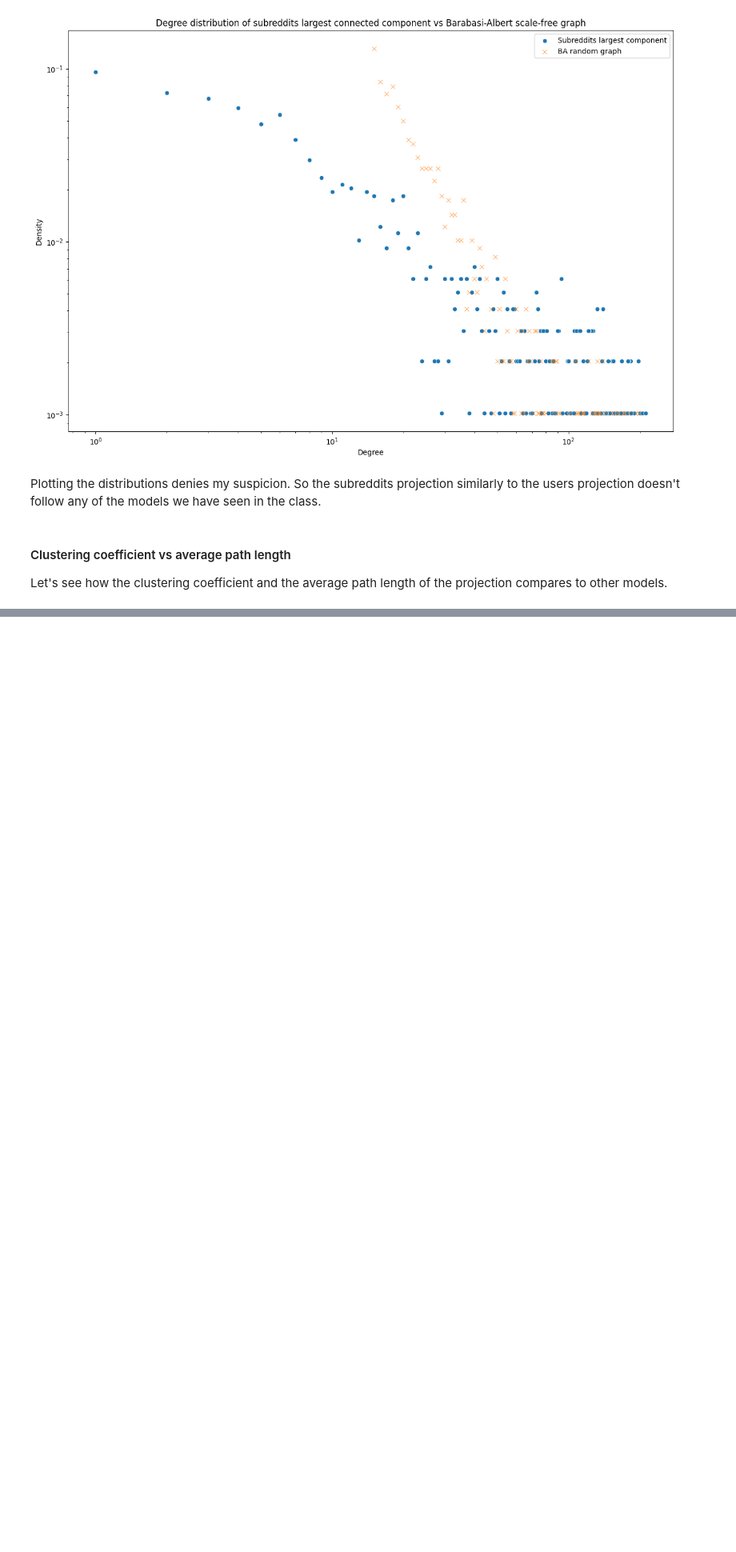
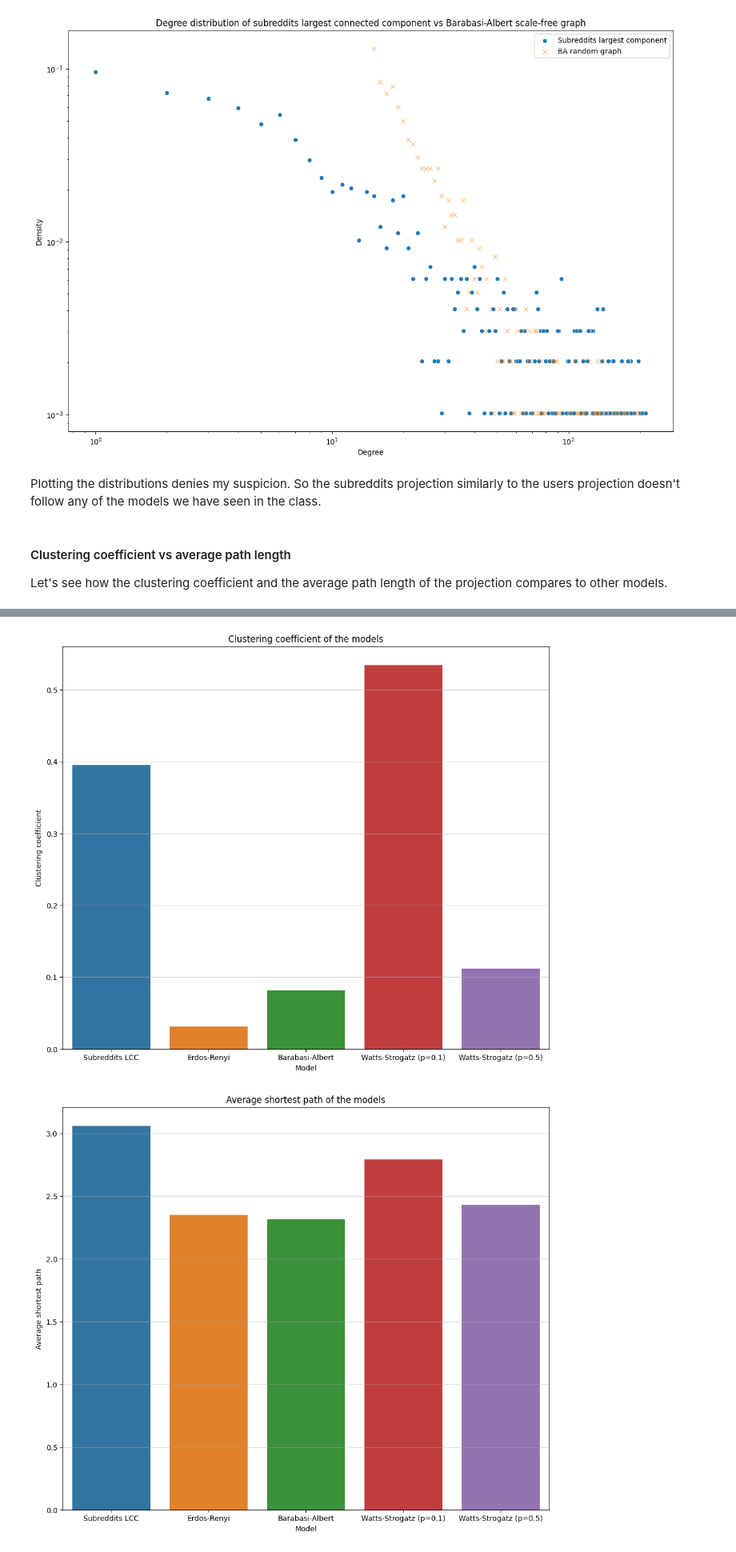
Before and after one commit to steciuk/SNA-reddit-bipartite-analysis, a Jupyter notebook: project.ipynb, the cells around one changed output, grey strips where cells are left out. Shown at 80% size. Drawn from its saved outputs; the diff is of its cells as text; code cells hidden in the pictures; blank space fills up the shorter version.

```diff
--- a/project.ipynb
+++ b/project.ipynb
@@ -1169,5 +1166,5 @@ AttributeError: 'tuple' object has no attribute 'is_directed'
 # %%
-models = {
+G_sub_lcc_models = {
     "Subreddits LCC": G_subs_lcc,
     "Erdos-Renyi": G_subs_lcc_ER,
     "Barabasi-Albert": G_subs_lcc_BA,
@@ -1175,8 +1172,9 @@ models = {
     "Watts-Strogatz (p=0.5)": G_subs_lcc_WS_05,
 }
 
+# Calculate clustering and average shortest path for each model
 models_data = []
-for model_name, model in models.items():
+for model_name, model in G_sub_lcc_models.items():
     models_data.append(
         {
             "model": model_name,
@@ -1191,0 +1207,20 @@ AttributeError: 'tuple' object has no attribute 'is_directed'
+# %%
+# Plot clustering and average shortest path
+plt.figure(figsize=(12,10))
+sns.barplot(data=models_df, x="model", y="clustering")
+plt.title("Clustering coefficient of the models")
+plt.xlabel("Model")
+plt.ylabel("Clustering coefficient")
+plt.grid(axis="y", alpha=0.5)
+plt.show()
+
+plt.figure(figsize=(12,10))
+sns.barplot(data=models_df, x="model", y="avg_shortest_path")
+plt.title("Average shortest path of the models")
+plt.xlabel("Model")
+plt.ylabel("Average shortest path")
+plt.grid(axis="y", alpha=0.5)
+plt.show()
+# %% [output]
+[figure, added]
+[figure, added]
```
Also changed, not shown: parts of 14 cells of this notebook.
